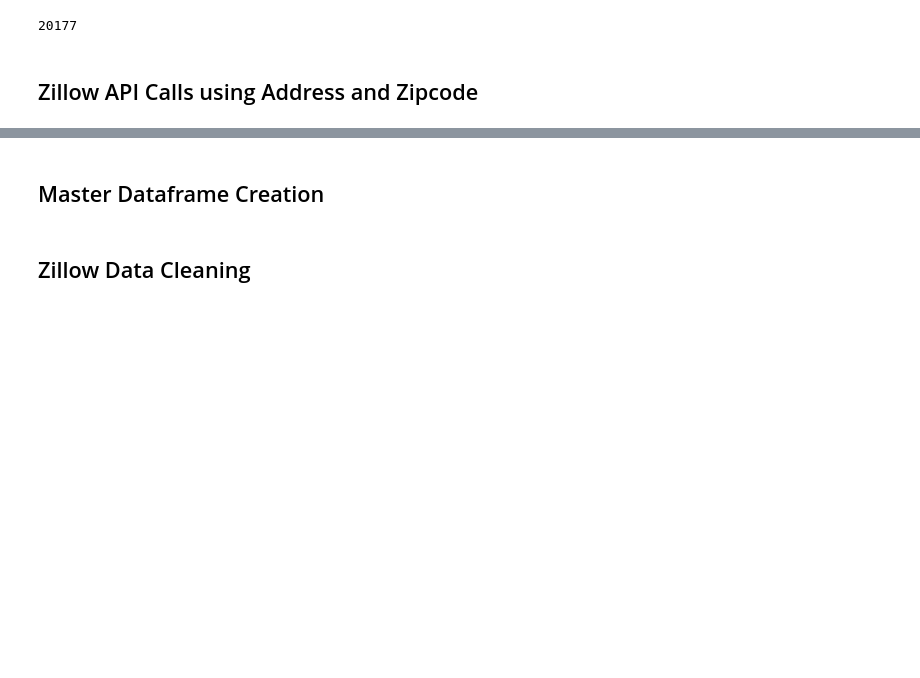
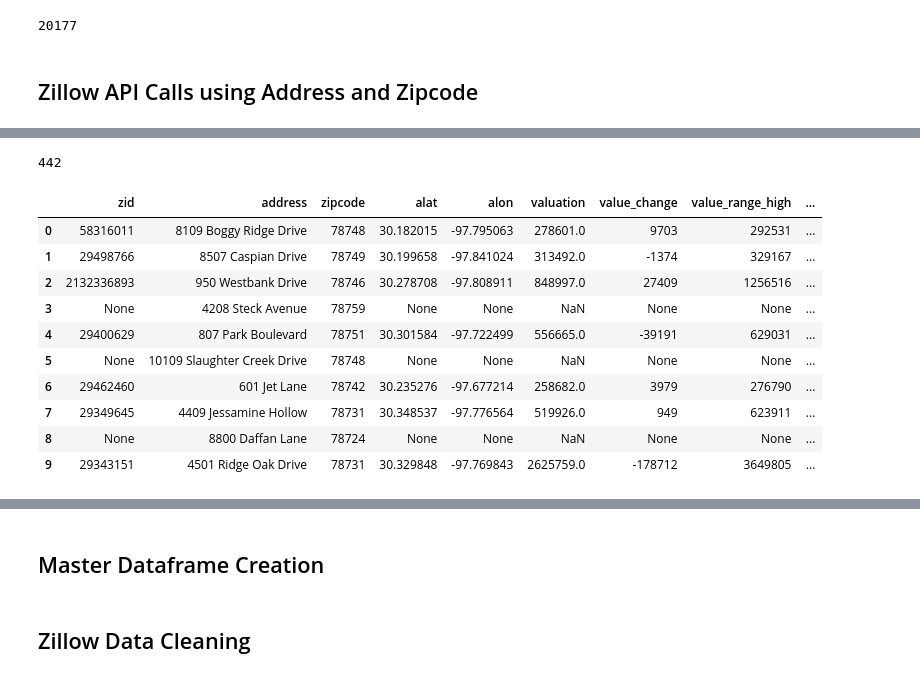
Before and after one commit to vlarie/EPIC_team5, a Jupyter notebook: EPICdata.ipynb, the cells around one changed output, grey strips where cells are left out. Cells and saved outputs as stored; diff of their text form; code cells hidden in the pictures; blank space fills up the shorter version.

```diff
--- a/EPICdata.ipynb
+++ b/EPICdata.ipynb
@@ -376,0 +637,39 @@ print(len(addressDF))
+# %%
+######################################################################################  MODIFIED TO CREATE SMALL SAMPLE FOR KAT
+
+katSampleDF = pd.DataFrame({
+    "zid": zid,
+    "address": addresses,
+    "zipcode": sampleDF["zipcode"],
+    "alat": alats,
+    "alon": alons,
+    "valuation": valuation,
+    "value_change": valChange,
+    "value_range_high": valRhigh,
+    "value_range_low": valRlow,
+    "value_percentile": valPercent,
+    "sqft": sqft,
+#     "value sqft": valsqft,
+    "lot_sqft": lotsqft,
+    "year_built": yearBuilt,
+    "bathrooms": baths,
+    "bedrooms": beds,
+    "last_sold_date": lastSold,
+    "last_sold_price": lastPrice,
+})
+
+print(len(katSampleDF))
+katSampleDF.head(10)
+# %% [output]
+442
+|  | zid | address | zipcode | alat | alon | valuation | value_change | value_range_high | ... |
+| 0 | 58316011 | 8109 Boggy Ridge Drive | 78748 | 30.182015 | -97.795063 | 278601.0 | 9703 | 292531 | ... |
+| 1 | 29498766 | 8507 Caspian Drive | 78749 | 30.199658 | -97.841024 | 313492.0 | -1374 | 329167 | ... |
+| 2 | 2132336893 | 950 Westbank Drive | 78746 | 30.278708 | -97.808911 | 848997.0 | 27409 | 1256516 | ... |
+| 3 | None | 4208 Steck Avenue | 78759 | None | None | NaN | None | None | ... |
+| 4 | 29400629 | 807 Park Boulevard | 78751 | 30.301584 | -97.722499 | 556665.0 | -39191 | 629031 | ... |
+| 5 | None | 10109 Slaughter Creek Drive | 78748 | None | None | NaN | None | None | ... |
+| 6 | 29462460 | 601 Jet Lane | 78742 | 30.235276 | -97.677214 | 258682.0 | 3979 | 276790 | ... |
+| 7 | 29349645 | 4409 Jessamine Hollow | 78731 | 30.348537 | -97.776564 | 519926.0 | 949 | 623911 | ... |
+| 8 | None | 8800 Daffan Lane | 78724 | None | None | NaN | None | None | ... |
+| 9 | 29343151 | 4501 Ridge Oak Drive | 78731 | 30.329848 | -97.769843 | 2625759.0 | -178712 | 3649805 | ... |
```
Also changed, not shown: parts of 7 cells of this notebook, 2 other files.
